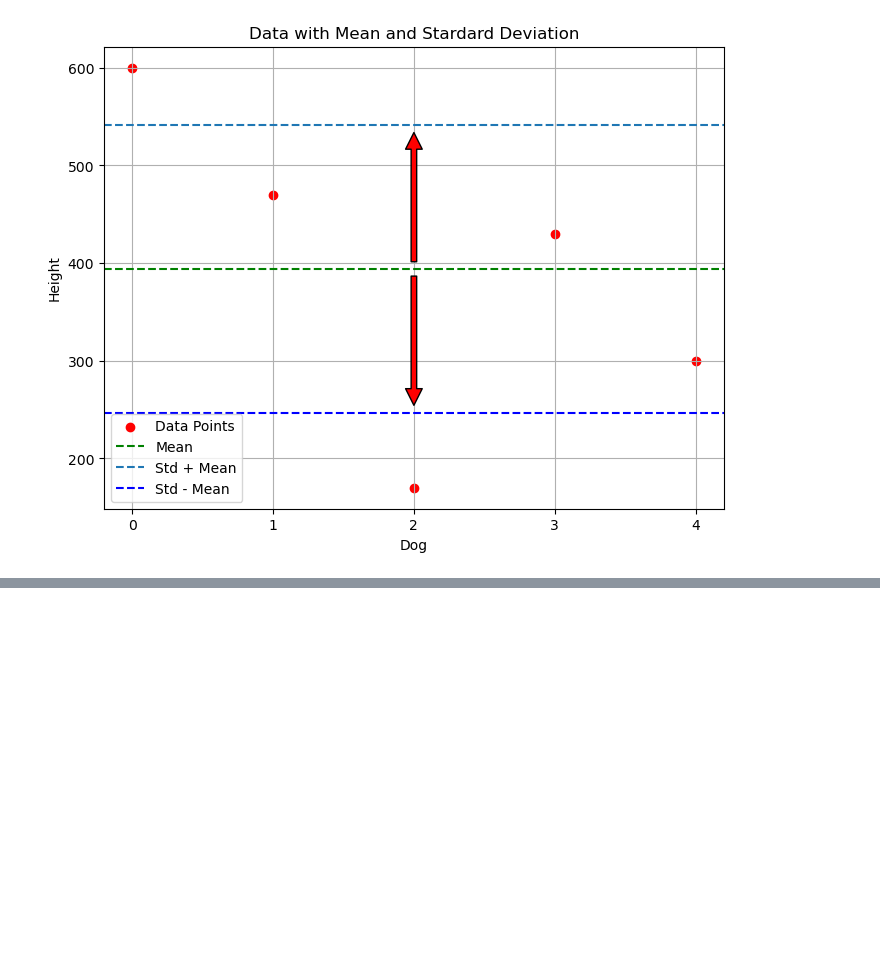
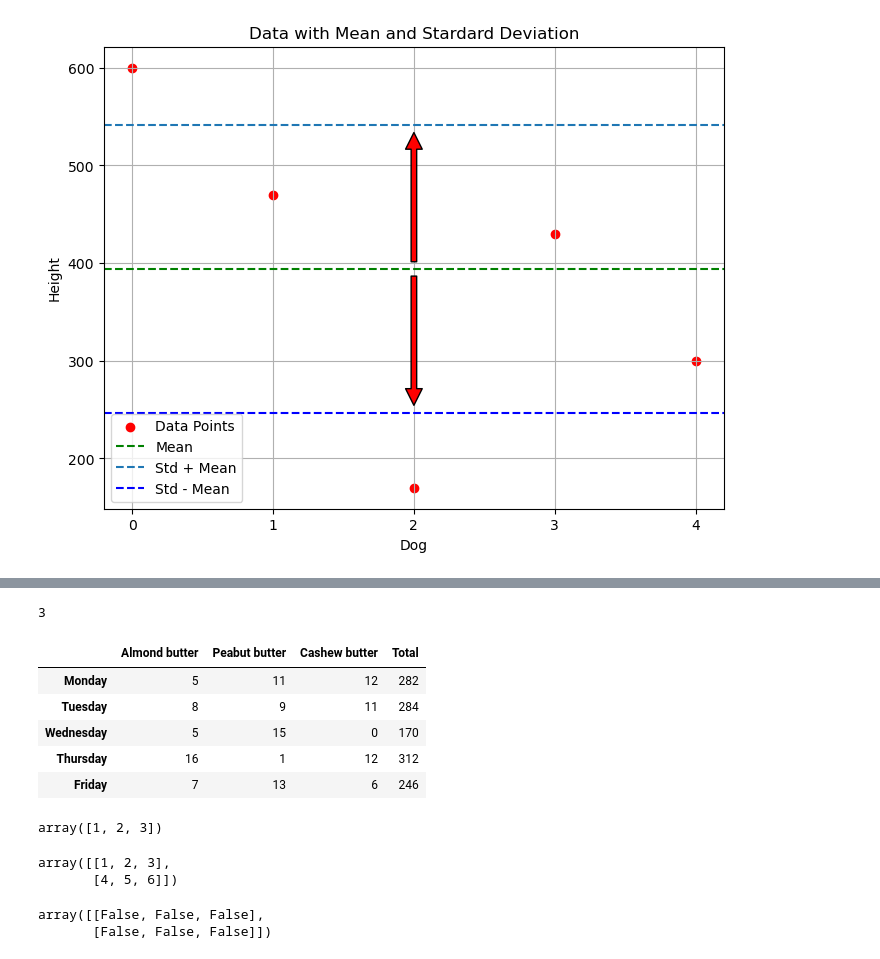
Before and after one commit to niboon39/Codewars, a Jupyter notebook: ML/BASIC/numpy.ipynb, the cells around one changed output, grey strips where cells are left out. Saved outputs shown, nothing was run; the diff lists cells and outputs as text; code cells hidden in the pictures; blank space fills up the shorter version.

```diff
--- a/ML/BASIC/numpy.ipynb
+++ b/ML/BASIC/numpy.ipynb
@@ -274,0 +298,6 @@ Means :  [206.0, 76.0, -224.0, 36.0, -94.0]
+# %%
+# Dot product example
+np.random.seed(1)
+# Number of jars sold
+sales_amounts = np.random.randint(20 , size=(5,3))
+sales_amounts
@@ -274,0 +310,6 @@ Means :  [206.0, 76.0, -224.0, 36.0, -94.0]
+# %%
+# Create weekly_sales DataFrame
+weekly_sales = pd.DataFrame(data=sales_amounts,
+                            index=["Monday","Tuesday","Wednesday","Thursday","Friday"],
+                            columns=["Almond butter","Peabut butter","Cashew butter"])
+weekly_sales
@@ -274,0 +323,25 @@ Means :  [206.0, 76.0, -224.0, 36.0, -94.0]
+# %%
+len(weekly_sales.loc["Monday"])
+# %% [output]
+3
+# %%
+# Method 1
+Total = []
+price =[10 , 8 , 12]
+count = 0
+rows_lst = list(weekly_sales.index)
+for day in rows_lst:
+    for idx,item in enumerate(weekly_sales.loc[day]):
+        count += price[idx] * item
+    Total.append( count )
+    count = 0
+
+weekly_sales["Total"] = Total
+weekly_sales
+# %% [output]
+|  | Almond butter | Peabut butter | Cashew butter | Total |
+| Monday | 5 | 11 | 12 | 282 |
+| Tuesday | 8 | 9 | 11 | 284 |
+| Wednesday | 5 | 15 | 0 | 170 |
+| Thursday | 16 | 1 | 12 | 312 |
+| Friday | 7 | 13 | 6 | 246 |
@@ -274,0 +359,15 @@ Means :  [206.0, 76.0, -224.0, 36.0, -94.0]
+# %%
+# Comparision np array [ < > <= >= != == ]
+d1
+# %% [output]
+array([1, 2, 3])
+# %%
+d2
+# %% [output]
+array([[1, 2, 3],
+       [4, 5, 6]])
+# %%
+d1 > d2
+# %% [output]
+array([[False, False, False],
+       [False, False, False]])
```
Also changed, not shown: parts of 23 cells of this notebook, 3 other files.
